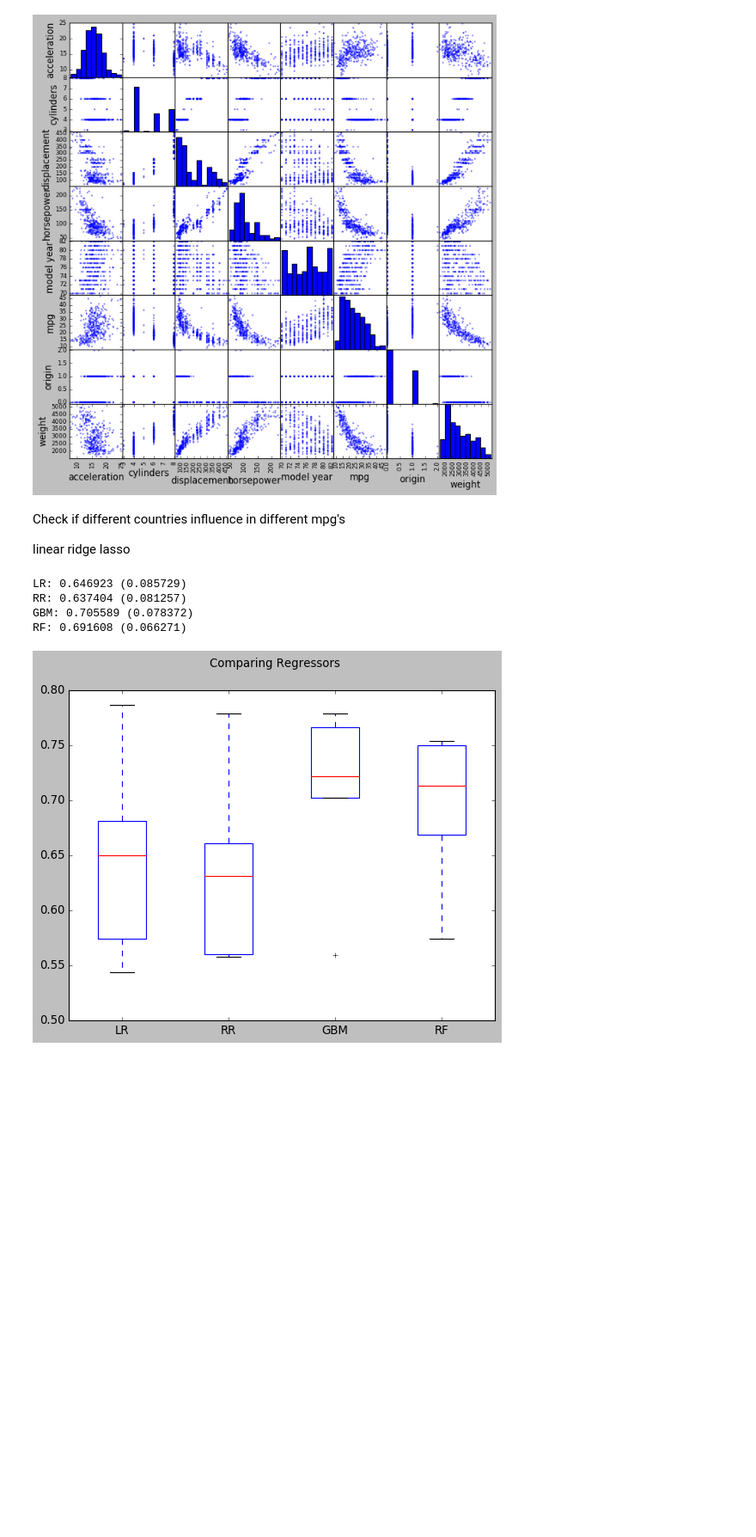
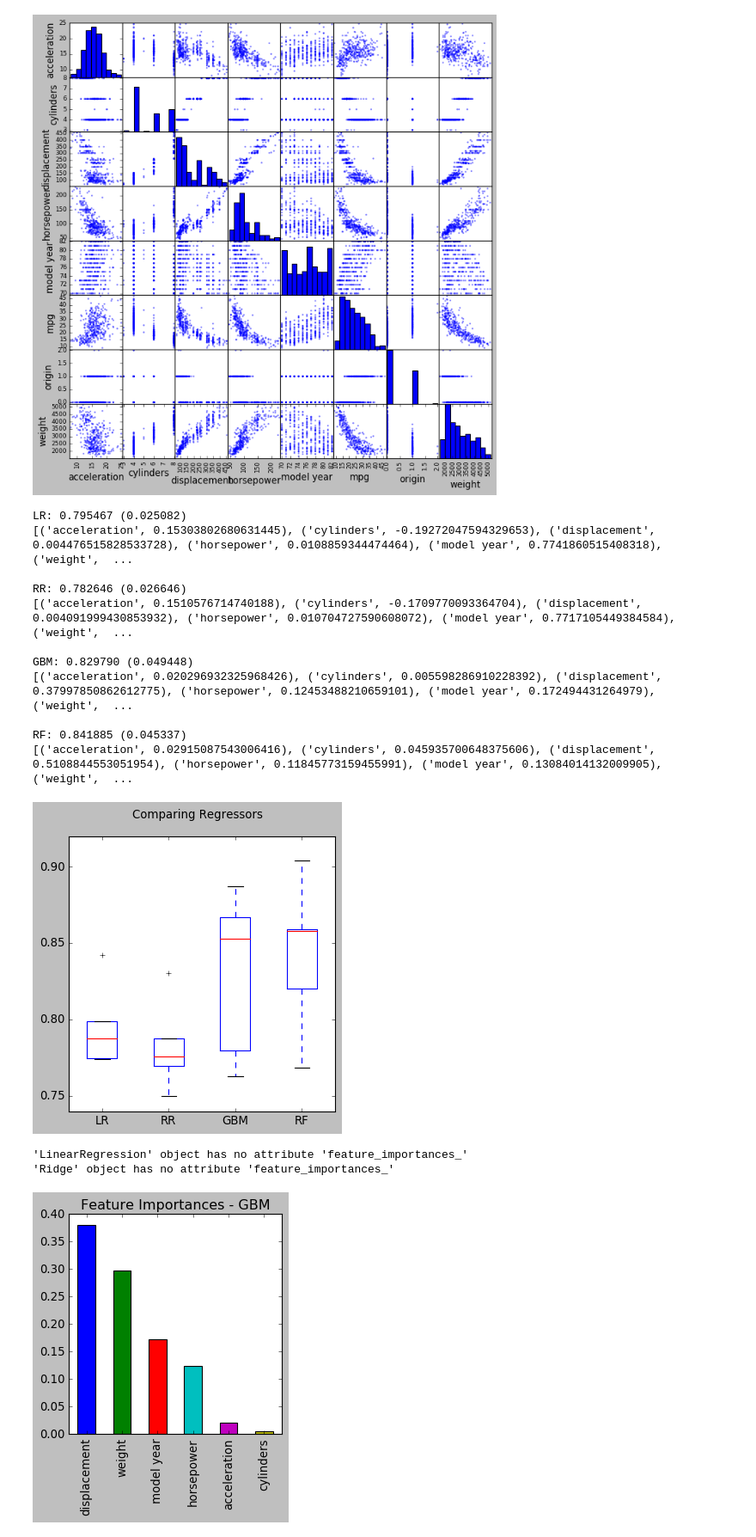
Before and after one commit to prbronze/Learning, a Jupyter notebook: mpg.ipynb, the cells around one changed output. Shown at 86% size. Saved outputs shown, nothing was run; the diff lists cells and outputs as text; code cells hidden in the pictures; blank space fills up the shorter version.

Commit message:
Delete: first regressors implementation.Added documentation to regressors. Features importances and coefs.More Conclusions

```diff
--- a/mpg.ipynb
+++ b/mpg.ipynb
@@ -267,10 +257,4 @@ array([[<matplotlib.axes._subplots.AxesSubplot object at 0x...>,
         <matplotlib.axes._subplots.AxesSubplot object at 0x...>]],
       dtype=object)
 [figure]
-# %% [markdown]
-Check if different countries influence in different mpg's
-
-linear
-ridge
-lasso
 # %%
@@ -339,8 +329,18 @@ def linr(df,cols):
 # %%
-linr(df_inputed,features.difference(['origin','cylinders','weight','horsepower','model year','acceleration']))
+regressors(df_inputed,features.difference(['origin']))
 # %% [output]
-LR: 0.646923 (0.085729)
-RR: 0.637404 (0.081257)
-GBM: 0.705589 (0.078372)
-RF: 0.691608 (0.066271)
+LR: 0.795467 (0.025082)
+[('acceleration', 0.15303802680631445), ('cylinders', -0.19272047594329653), ('displacement', 0.004476515828533728), ('horsepower', 0.0108859344474464), ('model year', 0.7741860515408318), ('weight',  ...
+
+RR: 0.782646 (0.026646)
+[('acceleration', 0.1510576714740188), ('cylinders', -0.1709770093364704), ('displacement', 0.004091999430853932), ('horsepower', 0.010704727590608072), ('model year', 0.7717105449384584), ('weight',  ...
+
+GBM: 0.829790 (0.049448)
+[('acceleration', 0.020296932325968426), ('cylinders', 0.005598286910228392), ('displacement', 0.37997850862612775), ('horsepower', 0.12453488210659101), ('model year', 0.172494431264979), ('weight',  ...
+
+RF: 0.841885 (0.045337)
+[('acceleration', 0.02915087543006416), ('cylinders', 0.045935700648375606), ('displacement', 0.5108844553051954), ('horsepower', 0.11845773159455991), ('model year', 0.13084014132009905), ('weight',  ...
-[figure, old version]
+[figure, new version]
+'LinearRegression' object has no attribute 'feature_importances_'
+'Ridge' object has no attribute 'feature_importances_'
+[figure, added]
```
Also changed, not shown: parts of 8 cells of this notebook.
